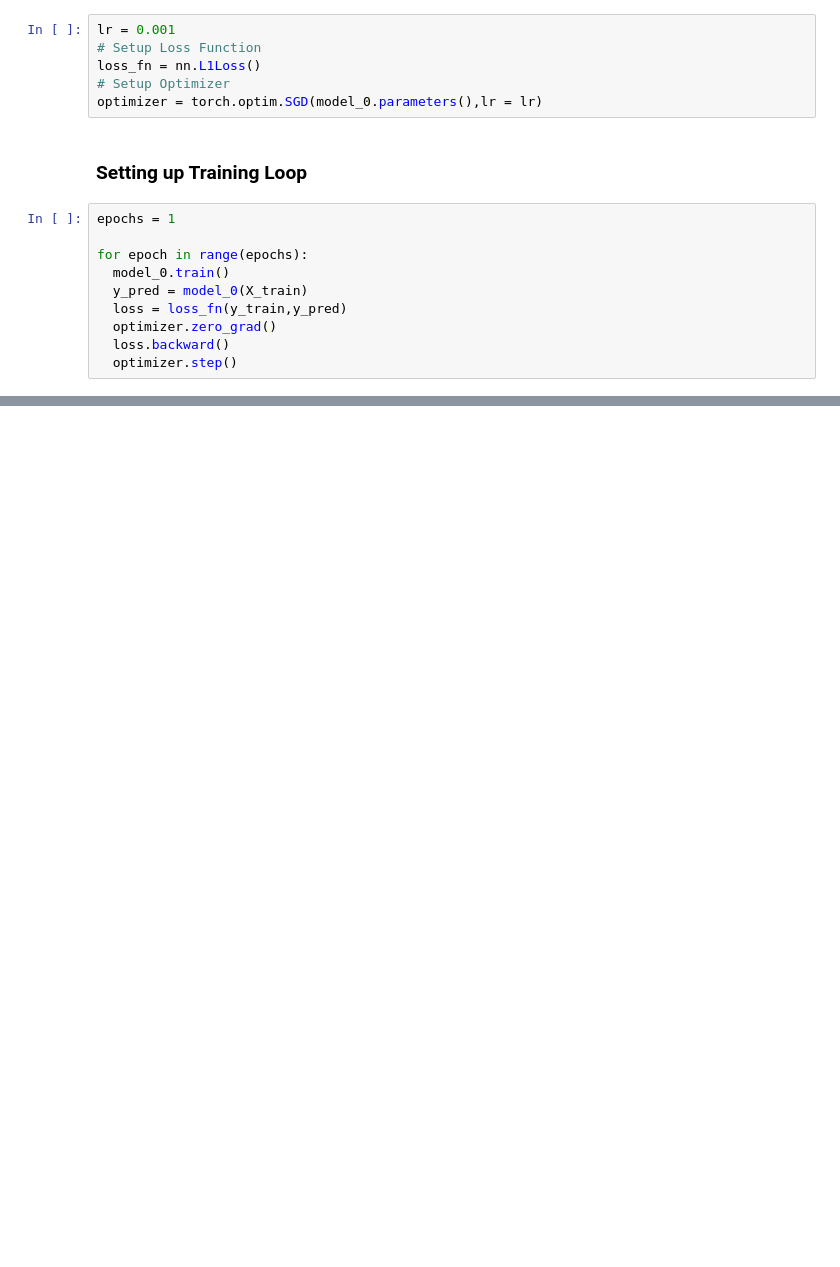
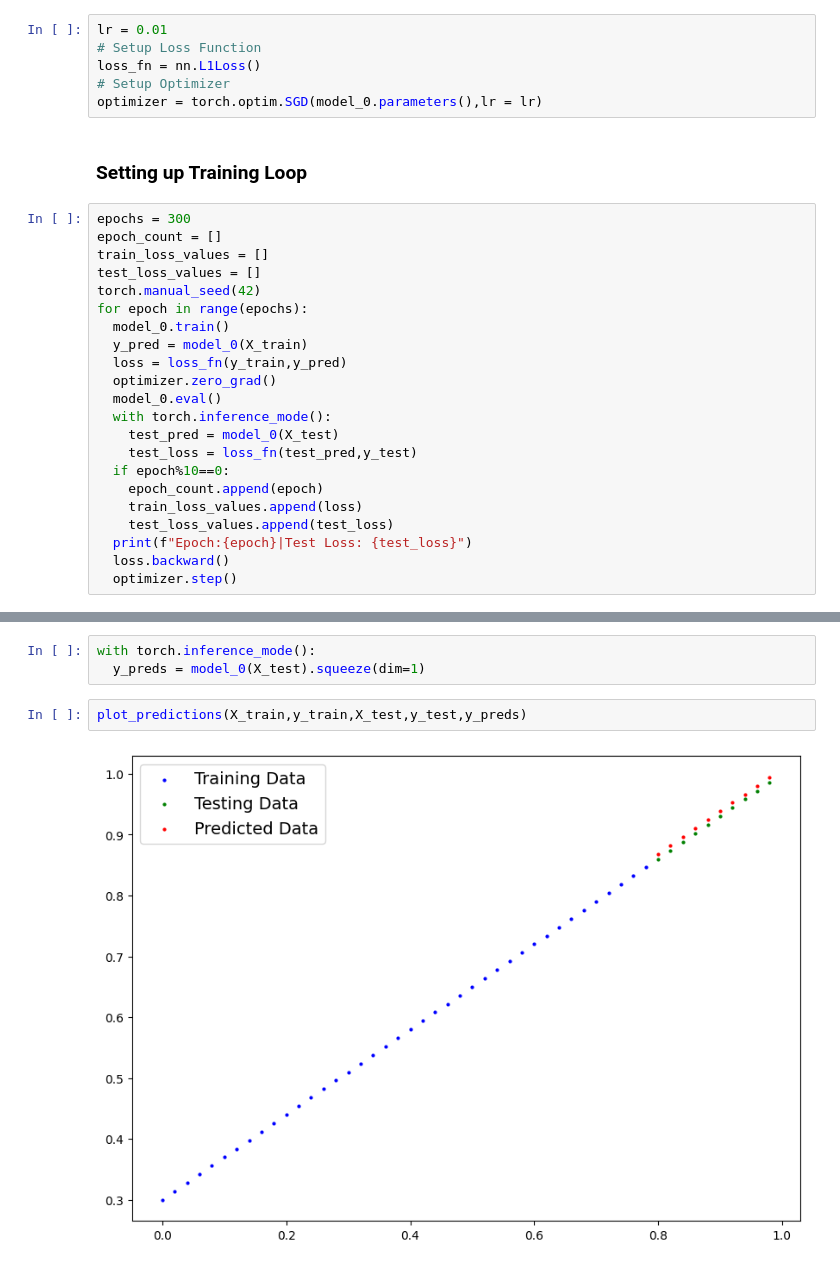
Before and after one commit to ShyamSundhar1411/My-ML-Notebooks, a Jupyter notebook: PyTorch/PyTorch_Workflow.ipynb, the cells around one changed output, grey strips where cells are left out. Drawn from its saved outputs; the diff is of its cells as text; blank space fills up the shorter version.

```diff
--- a/PyTorch/PyTorch_Workflow.ipynb
+++ b/PyTorch/PyTorch_Workflow.ipynb
@@ -78,7 +78,7 @@ plot_predictions(X_train,y_train,X_test,y_test,y_preds)
 # %% [markdown]
 ### Setting up loss_fn and optimizer
 # %%
-lr = 0.001
+lr = 0.01
 # Setup Loss Function
 loss_fn = nn.L1Loss()
 # Setup Optimizer
@@ -86,12 +86,24 @@ optimizer = torch.optim.SGD(model_0.parameters(),lr = lr)
 # %% [markdown]
 ### Setting up Training Loop
 # %%
-epochs = 1
-
+epochs = 300
+epoch_count = []
+train_loss_values = []
+test_loss_values = []
+torch.manual_seed(42)
 for epoch in range(epochs):
   model_0.train()
   y_pred = model_0(X_train)
   loss = loss_fn(y_train,y_pred)
   optimizer.zero_grad()
+  model_0.eval()
+  with torch.inference_mode():
+    test_pred = model_0(X_test)
+    test_loss = loss_fn(test_pred,y_test)
+  if epoch%10==0:
+    epoch_count.append(epoch)
+    train_loss_values.append(loss)
+    test_loss_values.append(test_loss)
+  print(f"Epoch:{epoch}|Test Loss: {test_loss}")
   loss.backward()
   optimizer.step()
@@ -104,0 +139,7 @@ list(model_0.parameters())
+# %%
+with torch.inference_mode():
+  y_preds = model_0(X_test).squeeze(dim=1)
+# %%
+plot_predictions(X_train,y_train,X_test,y_test,y_preds)
+# %% [output]
+[figure, added]
```
Also changed, not shown: parts of 7 cells of this notebook.
